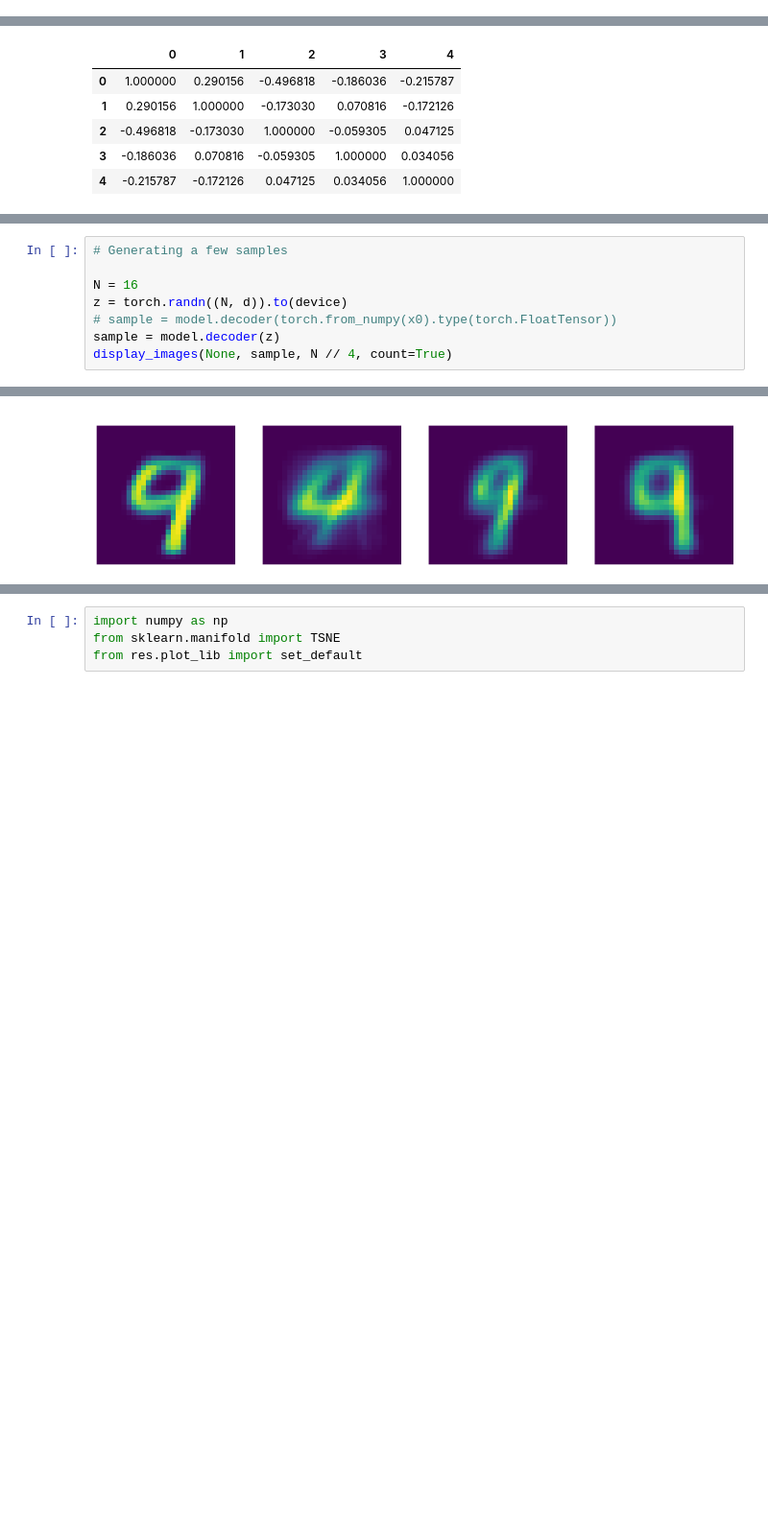
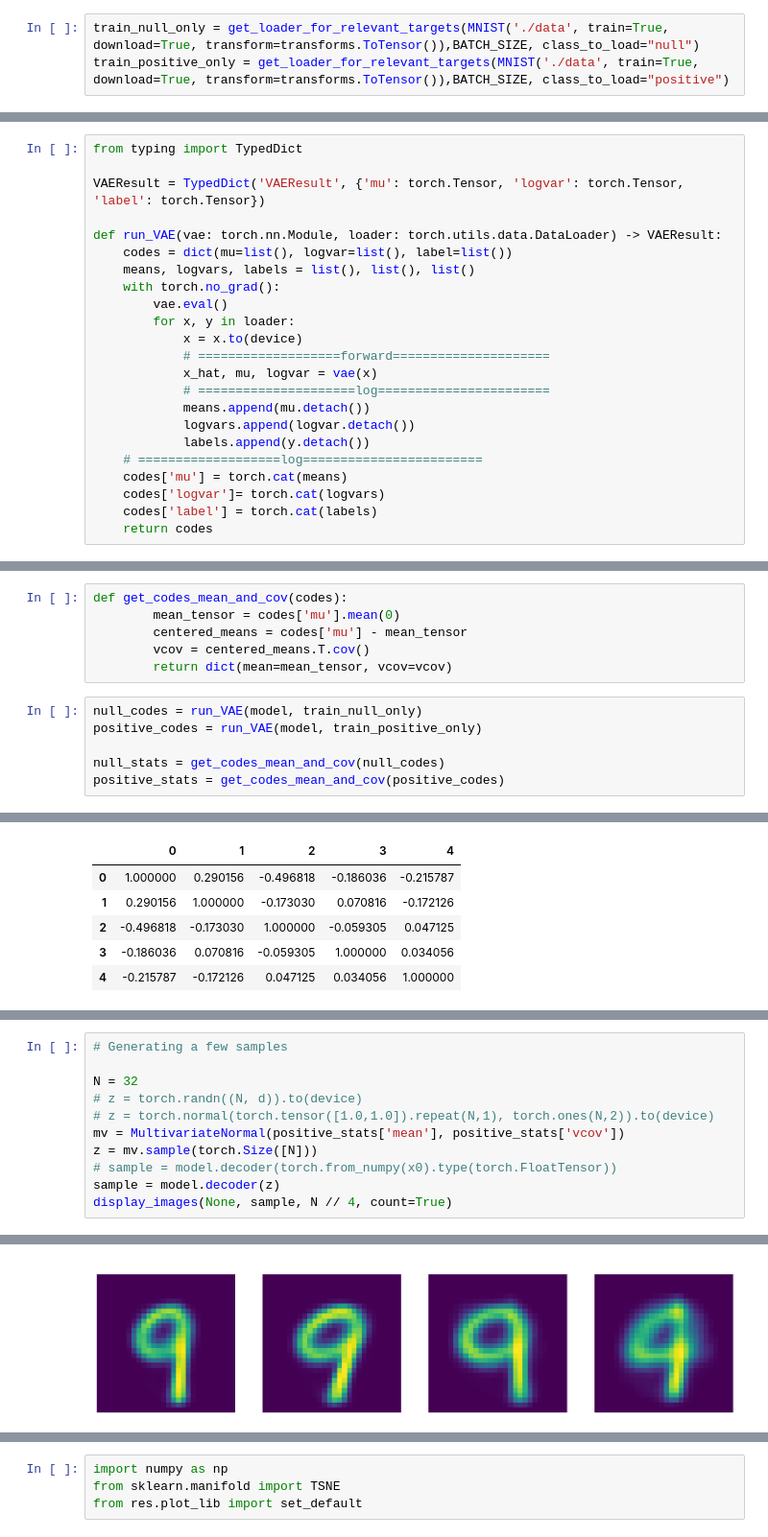
Before and after one commit to danielputerman/thesis, a Jupyter notebook: 49-VAE.ipynb, the cells around one changed output, grey strips where cells are left out. Shown at 96% size. Cells and saved outputs as stored; diff of their text form; blank space fills up the shorter version.

```diff
--- a/49-VAE.ipynb
+++ b/49-VAE.ipynb
@@ -82,0 +85,3 @@ sample index: torch.Size([982])
+# %%
+train_null_only = get_loader_for_relevant_targets(MNIST('./data', train=True, download=True, transform=transforms.ToTensor()),BATCH_SIZE, class_to_load="null")
+train_positive_only = get_loader_for_relevant_targets(MNIST('./data', train=True, download=True, transform=transforms.ToTensor()),BATCH_SIZE, class_to_load="positive")
@@ -226 +287,24 @@ Diff score: 0.20467635989189148
 ... (11 outputs left out)
+# %%
+from typing import TypedDict
+
+VAEResult = TypedDict('VAEResult', {'mu': torch.Tensor, 'logvar': torch.Tensor, 'label': torch.Tensor})
+
+def run_VAE(vae: torch.nn.Module, loader: torch.utils.data.DataLoader) -> VAEResult:
+    codes = dict(mu=list(), logvar=list(), label=list())
+    means, logvars, labels = list(), list(), list()
+    with torch.no_grad():
+        vae.eval()
+        for x, y in loader:
+            x = x.to(device)
+            # ===================forward=====================
+            x_hat, mu, logvar = vae(x)
+            # =====================log=======================
+            means.append(mu.detach())
+            logvars.append(logvar.detach())
+            labels.append(y.detach())
+    # ===================log========================
+    codes['mu'] = torch.cat(means)
+    codes['logvar']= torch.cat(logvars)
+    codes['label'] = torch.cat(labels)
+    return codes
@@ -226,0 +332,12 @@ Diff score: 0.20467635989189148
+# %%
+def get_codes_mean_and_cov(codes):
+        mean_tensor = codes['mu'].mean(0)
+        centered_means = codes['mu'] - mean_tensor
+        vcov = centered_means.T.cov()
+        return dict(mean=mean_tensor, vcov=vcov)
+# %%
+null_codes = run_VAE(model, train_null_only)
+positive_codes = run_VAE(model, train_positive_only)
+
+null_stats = get_codes_mean_and_cov(null_codes)
+positive_stats = get_codes_mean_and_cov(positive_codes)
@@ -293,8 +627,11 @@ corr.style.background_gradient(cmap='coolwarm')
 # %%
 # Generating a few samples
 
-N = 16
-z = torch.randn((N, d)).to(device)
+N = 32
+# z = torch.randn((N, d)).to(device)
+# z = torch.normal(torch.tensor([1.0,1.0]).repeat(N,1), torch.ones(N,2)).to(device)
+mv = MultivariateNormal(positive_stats['mean'], positive_stats['vcov'])
+z = mv.sample(torch.Size([N]))
 # sample = model.decoder(torch.from_numpy(x0).type(torch.FloatTensor))
 sample = model.decoder(z)
 display_images(None, sample, N // 4, count=True)
@@ -303 +640 @@ display_images(None, sample, N // 4, count=True)
-[figure, old version]
+[figure, new version]
```
Also changed, not shown: parts of 55 cells of this notebook.
